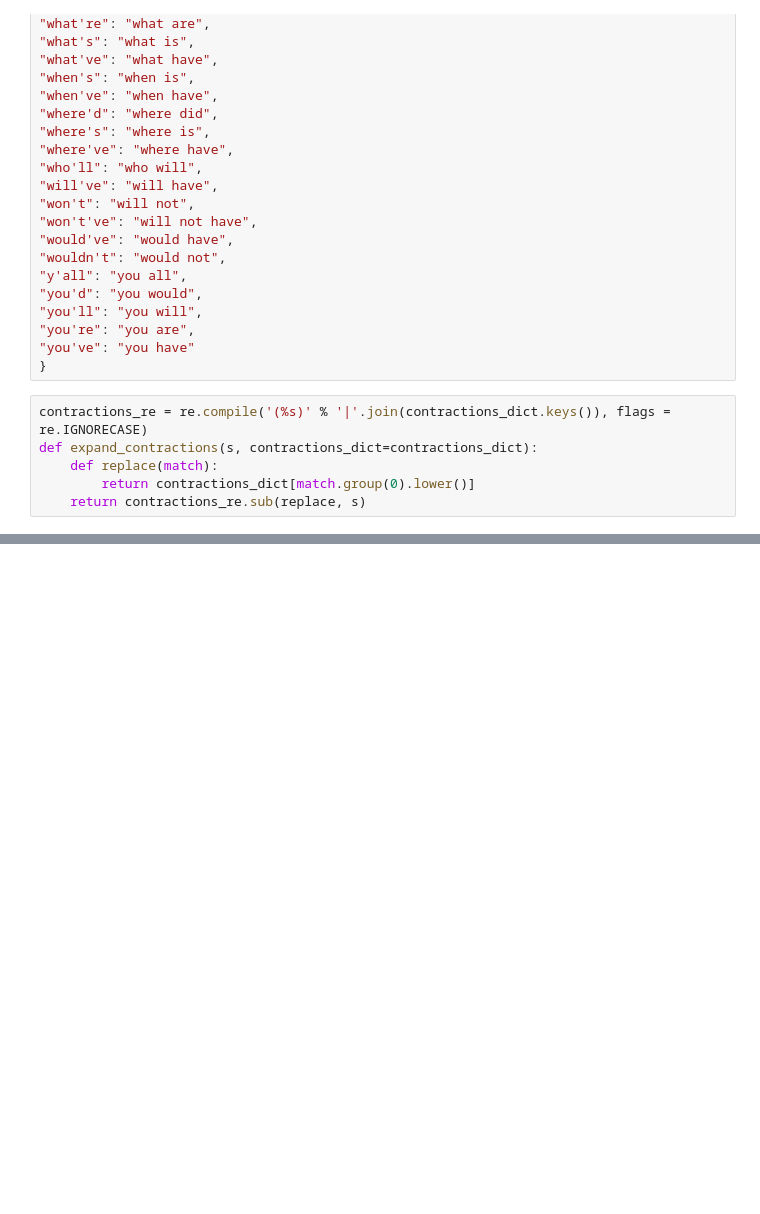
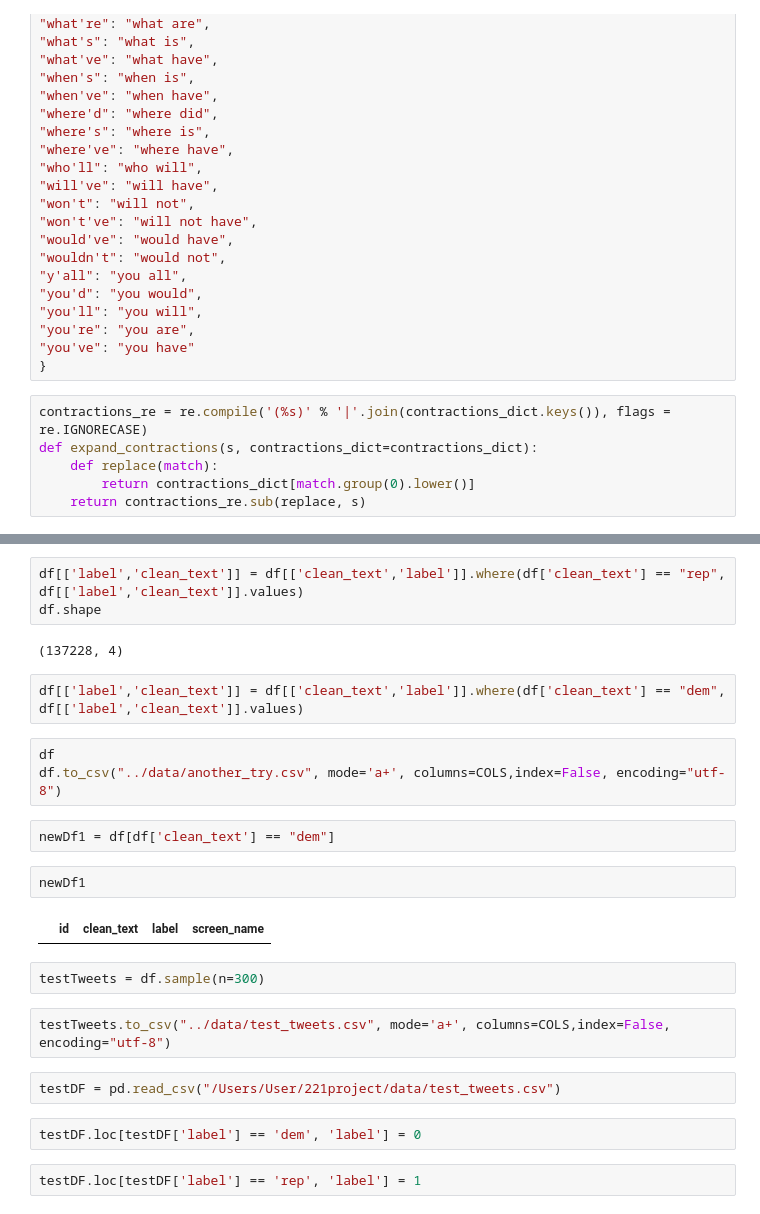
Before and after one commit to acarring/221-Project, a Jupyter notebook: src/TweetScrapingPy3.ipynb, the cells around one changed output, grey strips where cells are left out. Drawn from its saved outputs; the diff is of its cells as text; blank space fills up the shorter version.

```diff
--- a/src/TweetScrapingPy3.ipynb
+++ b/src/TweetScrapingPy3.ipynb
@@ -364,0 +470,26 @@ write_tweets(rep_handle19, tweets)
+# %%
+df[['label','clean_text']] = df[['clean_text','label']].where(df['clean_text'] == "rep", df[['label','clean_text']].values)
+df.shape
+# %% [output]
+(137228, 4)
+# %%
+df[['label','clean_text']] = df[['clean_text','label']].where(df['clean_text'] == "dem", df[['label','clean_text']].values)
+# %%
+df
+df.to_csv("../data/another_try.csv", mode='a+', columns=COLS,index=False, encoding="utf-8")
+# %%
+newDf1 = df[df['clean_text'] == "dem"]
+# %%
+newDf1
+# %% [output]
+|  | id | clean_text | label | screen_name |
+# %%
+testTweets = df.sample(n=300)
+# %%
+testTweets.to_csv("../data/test_tweets.csv", mode='a+', columns=COLS,index=False, encoding="utf-8")
+# %%
+testDF = pd.read_csv("/Users/User/221project/data/test_tweets.csv")
+# %%
+testDF.loc[testDF['label'] == 'dem', 'label'] = 0
+# %%
+testDF.loc[testDF['label'] == 'rep', 'label'] = 1
```
Also changed, not shown: parts of 23 cells of this notebook, 4 other files.
